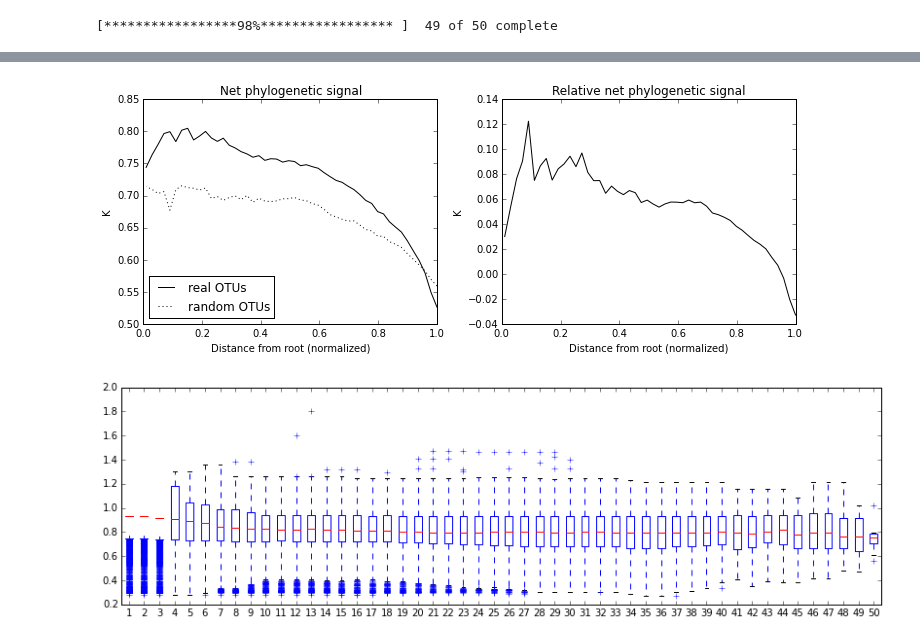
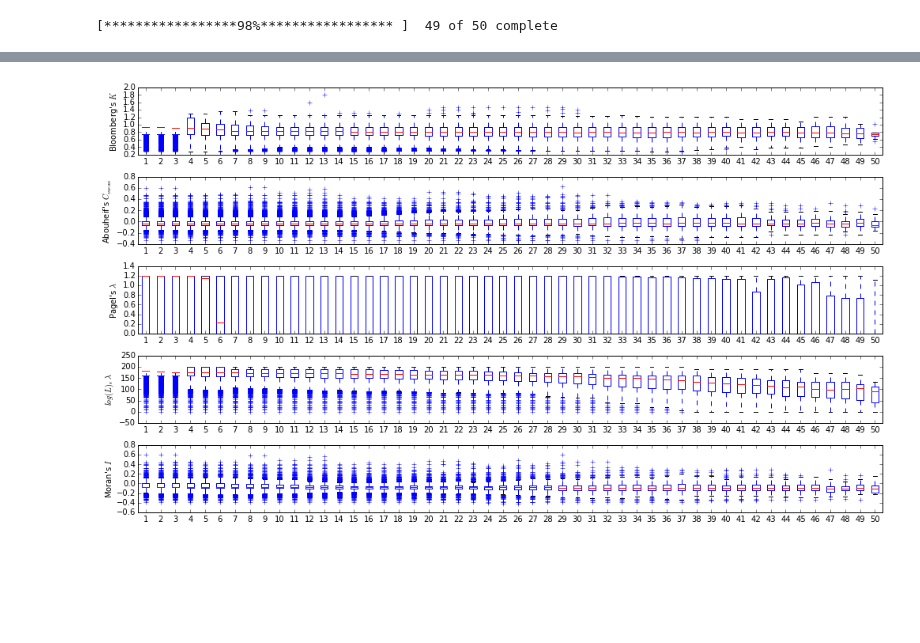
Before and after one commit to ryneches/fishpoo, a Jupyter notebook: CoSpeciation.ipynb, the cells around one changed output, grey strips where cells are left out. Saved outputs shown, nothing was run; the diff lists cells and outputs as text; code cells hidden in the pictures; blank space fills up the shorter version.

```diff
--- a/CoSpeciation.ipynb
+++ b/CoSpeciation.ipynb
@@ -196,36 +200,22 @@ tight_layout()
-# %%
-figure(figsize=(10, 4))
-
-psignal_data = np.array( map( lambda x: newsum(x['sigs'])/len(x['groups']), tree_scan ) )
-psignal_rand = np.array( map( lambda x: newsum(x['sigr'])/len(x['groups']), tree_scan ) )
-treelevels   = np.array( map( lambda x: x['treelevel'], tree_scan ) )
-subplot(121)
-title('Net phylogenetic signal')
-plot( 1 - treelevels, psignal_data, label='real OTUs', color='black')
-plot( 1 - treelevels, psignal_rand, label='random OTUs', linestyle=':', color='black')
-ylabel('K')
-xlabel('Distance from root (normalized)')
-legend(loc=3)
-subplot(122)
-title('Relative net phylogenetic signal')
-plot( 1 - treelevels, psignal_data - psignal_rand, color='black' )
-ylabel('K')
-xlabel('Distance from root (normalized)')
-tight_layout()
-# %% [output]
-[figure, removed]
 # %%
 #plot( map(lambda x: x['treelevel'], tree_scan), map( lambda x: newsum(x['sigs'])/len(x['groups']), tree_scan ))
-signal_lists = []
-rsignal_lists = []
-for level in tree_scan :
-    tl = level['treelevel']
-    sd = level['sigs']
-    sr = level['sigr']
-    signal_lists.append(sd)
-    rsignal_lists.append(sr)
-
-figure(figsize=(14, 4))
-p = boxplot(signal_lists)
+figure(figsize=(14, 8))
+for i,d,r,t in [ (1, 'K_d', 'K_r', r"Bloomberg's $K$"),
+                 (2, 'Cmean_d', 'Cmean_r', r"Abouheif's $C_{mean}$"),
+                 (3, 'l_lambda_d', 'l_lambda_r', r"Pagel's $\lambda$"),
+                 (4, 'l_logL_d', 'l_logL_r', r"$log(L)$, $\lambda$"),
+                 (5, 'I_d', 'I_r', r"Moran's $I$") ] :
+    subplot(5,1,i)
+    signal_lists = []
+    rsignal_lists = []
+    for level in tree_scan :
+        tl = level['treelevel']
+        sd = level[d]
+        sr = level[r]
+        signal_lists.append(sd)
+        rsignal_lists.append(sr)
+    ylabel(t)
+    p = boxplot(signal_lists)
+tight_layout()
 # %% [output]
-[figure, old version]
+[figure, new version]
```
Also changed, not shown: parts of 7 cells of this notebook.
